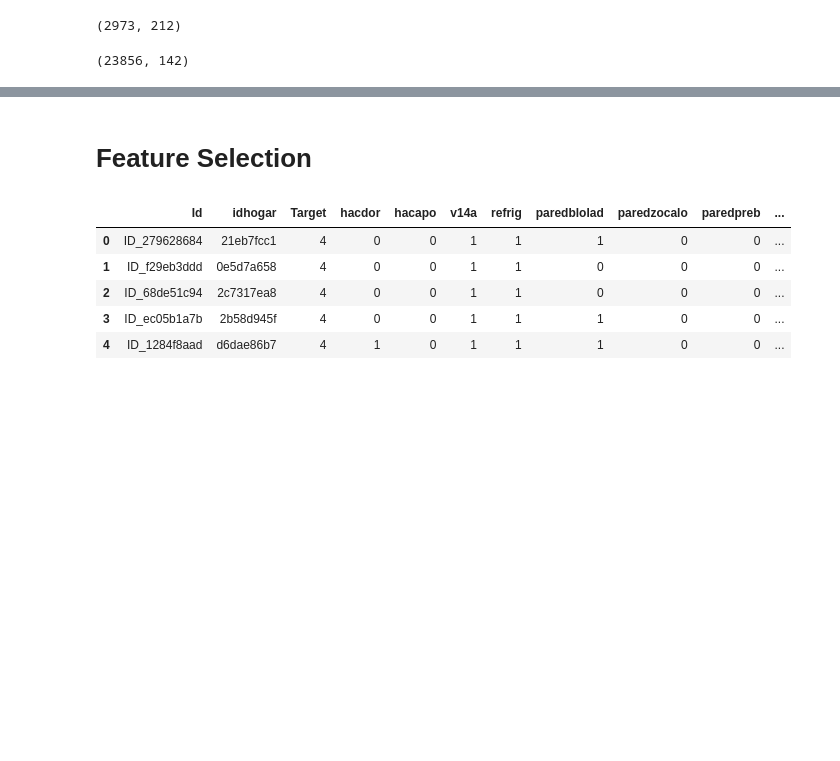
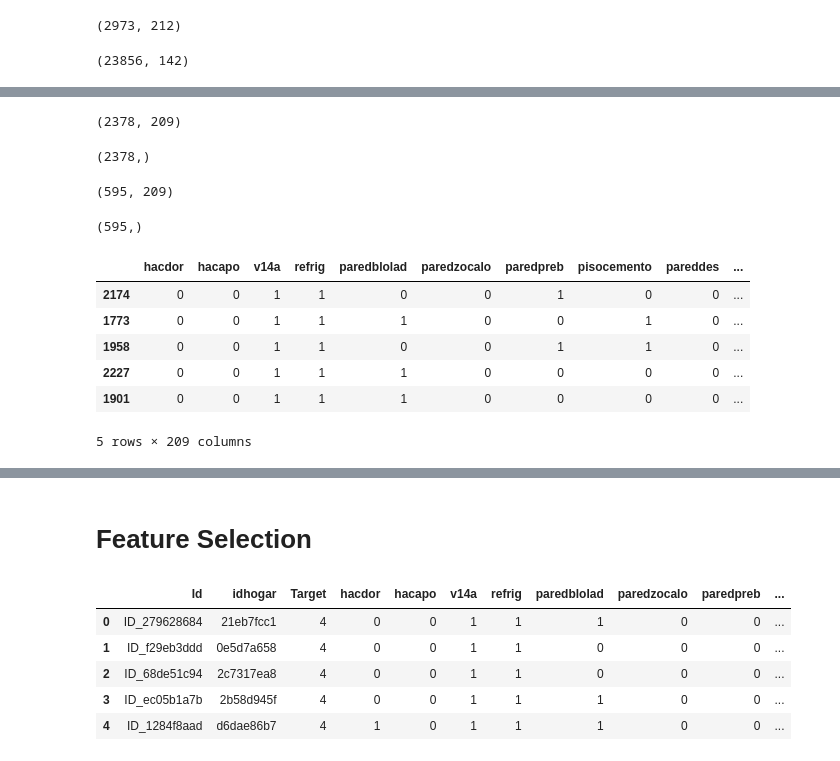
Before and after one commit to manikagita/AML-, a Jupyter notebook: CostaRicaPovertyLevelPrediction.ipynb, the cells around one changed output, grey strips where cells are left out. Drawn from its saved outputs; the diff is of its cells as text; code cells hidden in the pictures; blank space fills up the shorter version.

```diff
--- a/CostaRicaPovertyLevelPrediction.ipynb
+++ b/CostaRicaPovertyLevelPrediction.ipynb
@@ -952,0 +955,4 @@ final3 = finaldataset
+# %%
+#final1 = final1.drop(columns=['Id','idhogar'], inplace=True)
+final1 = final2
+final3.shape
@@ -952,0 +961,9 @@ final3 = finaldataset
+# %%
+final1 = final1.drop(columns=['Id','idhogar'])
+# %%
+from sklearn.model_selection import StratifiedShuffleSplit
+
+split = StratifiedShuffleSplit(n_splits=1, test_size=0.2, random_state=42)
+for train_index, test_index in split.split(final1, final1["Target"]):
+    strat_train_set = final1.loc[train_index]
+    strat_test_set = final1.loc[test_index]
@@ -952,0 +986,11 @@ final3 = finaldataset
+# %%
+X_train = strat_train_set.drop("Target", axis=1) # drop labels for training set
+y_train = strat_train_set["Target"].copy()
+# %%
+X_train.shape
+# %% [output]
+(2378, 209)
+# %%
+y_train.shape
+# %% [output]
+(2378,)
@@ -952,0 +1000,18 @@ final3 = finaldataset
+# %%
+X_test.shape
+# %% [output]
+(595, 209)
+# %%
+y_test.shape
+# %% [output]
+(595,)
+# %%
+X_train.head()
+# %% [output]
+|  | hacdor | hacapo | v14a | refrig | paredblolad | paredzocalo | paredpreb | pisocemento | pareddes | ... |
+| 2174 | 0 | 0 | 1 | 1 | 0 | 0 | 1 | 0 | 0 | ... |
+| 1773 | 0 | 0 | 1 | 1 | 1 | 0 | 0 | 1 | 0 | ... |
+| 1958 | 0 | 0 | 1 | 1 | 0 | 0 | 1 | 1 | 0 | ... |
+| 2227 | 0 | 0 | 1 | 1 | 1 | 0 | 0 | 0 | 0 | ... |
+| 1901 | 0 | 0 | 1 | 1 | 1 | 0 | 0 | 0 | 0 | ... |
+5 rows × 209 columns
```
Also changed, not shown: parts of 27 cells of this notebook.
